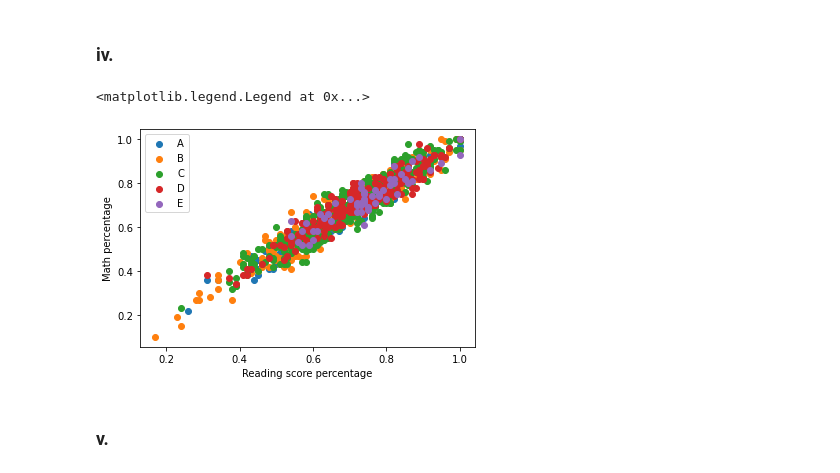
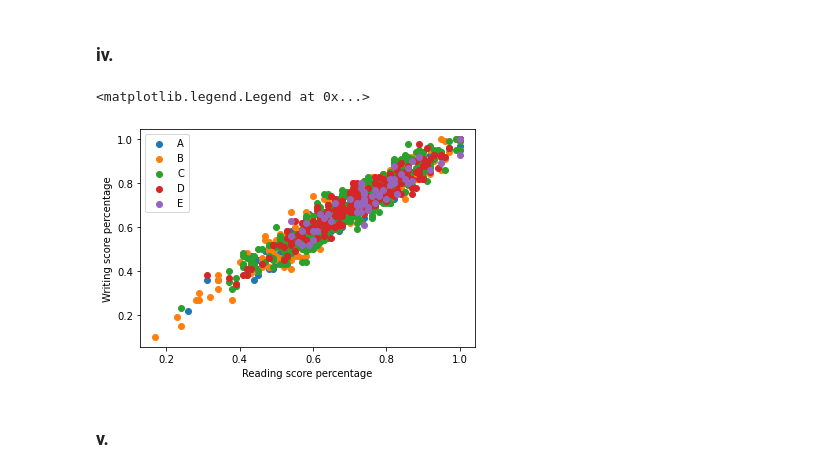
Before and after one commit to Pranaybot/Data_methods_Final_project, a Jupyter notebook: CMSE_381_Project.ipynb, the cells around one changed output. Cells and saved outputs as stored; diff of their text form; code cells hidden in the pictures.

Commit message:
Made minor correction in a scatterplot

```diff
--- a/CMSE_381_Project.ipynb
+++ b/CMSE_381_Project.ipynb
@@ -282,15 +282,15 @@ plt.legend()
 # %%
 plt.scatter(df3['reading score percentage'], df3['writing score percentage'], label='A')
 plt.scatter(df4['reading score percentage'], df4['writing score percentage'], label='B')
 plt.scatter(df5['reading score percentage'], df5['writing score percentage'], label='C')
 plt.scatter(df6['reading score percentage'], df6['writing score percentage'], label='D')
 plt.scatter(df7['reading score percentage'], df7['writing score percentage'], label='E')
 plt.xlabel('Reading score percentage')
-plt.ylabel('Math percentage')
+plt.ylabel('Writing score percentage')
 plt.legend()
 # %% [output]
 <matplotlib.legend.Legend at 0x...>
-[figure, old version]
+[figure, new version]
 # %% [markdown]
 ### v.
 # %%
```
